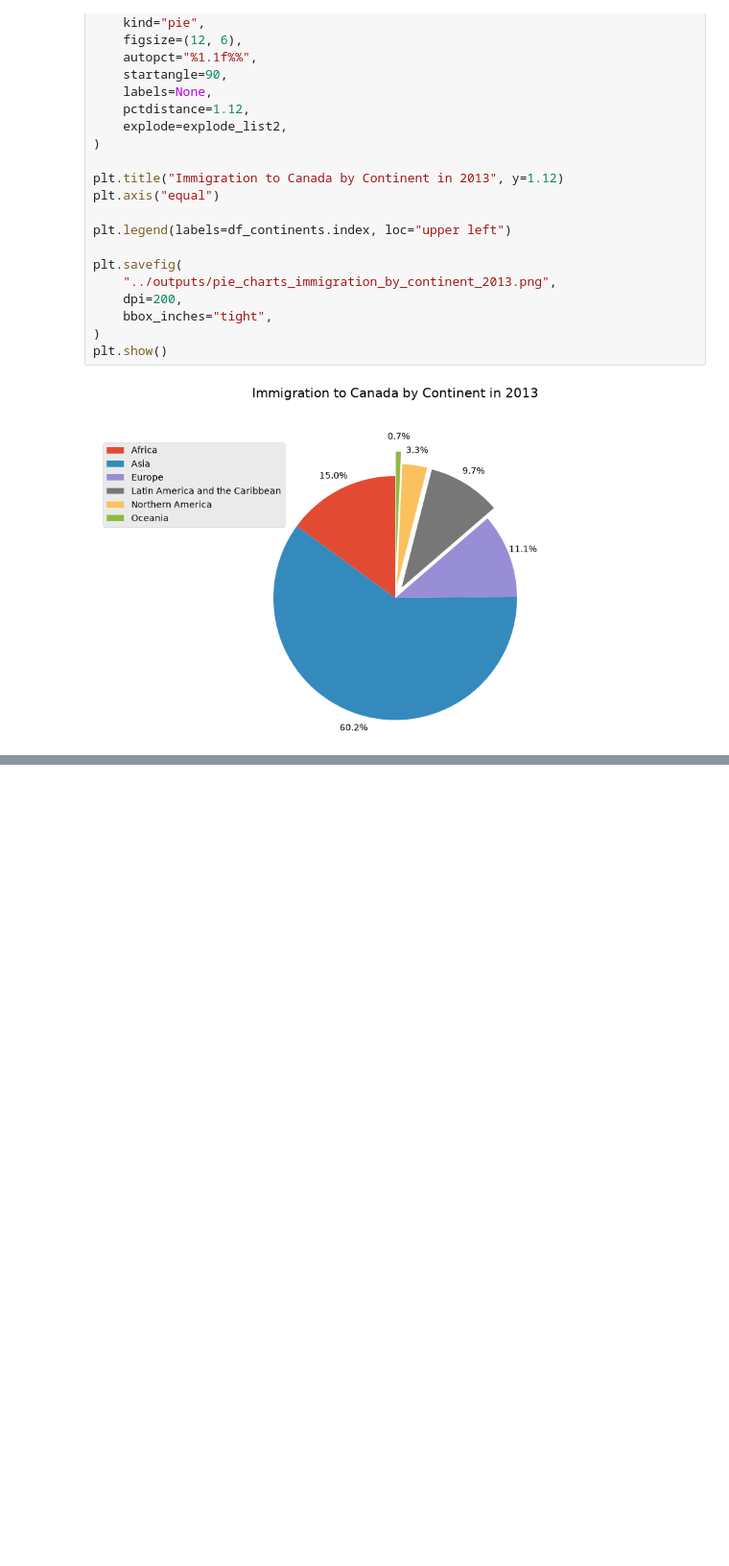
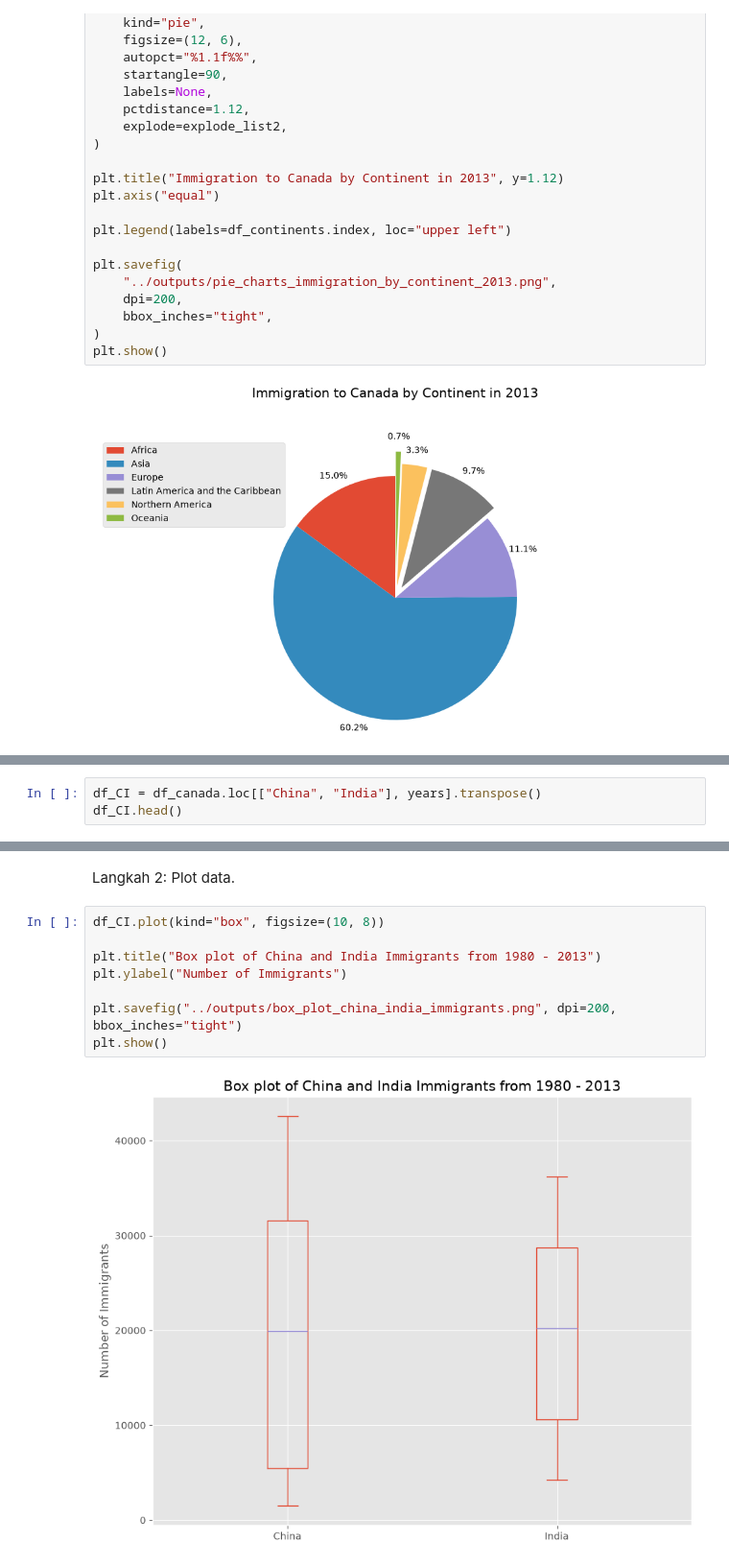
Before and after one commit to jagadhita28/ibm-data-visualization-python, a Jupyter notebook: module-2-basic-specialized-tools/notebooks/03_specialized_visualization_tools.ipynb, the cells around one changed output, grey strips where cells are left out. Shown at 96% size. Drawn from its saved outputs; the diff is of its cells as text; blank space fills up the shorter version.

```diff
--- a/module-2-basic-specialized-tools/notebooks/03_specialized_visualization_tools.ipynb
+++ b/module-2-basic-specialized-tools/notebooks/03_specialized_visualization_tools.ipynb
@@ -235,0 +303,3 @@ plt.show()
+# %%
+df_CI = df_canada.loc[["China", "India"], years].transpose()
+df_CI.head()
@@ -235,0 +327,12 @@ plt.show()
+# %% [markdown]
+Langkah 2: Plot data.
+# %%
+df_CI.plot(kind="box", figsize=(10, 8))
+
+plt.title("Box plot of China and India Immigrants from 1980 - 2013")
+plt.ylabel("Number of Immigrants")
+
+plt.savefig("../outputs/box_plot_china_india_immigrants.png", dpi=200, bbox_inches="tight")
+plt.show()
+# %% [output]
+[figure, added]
```
Also changed, not shown: parts of 38 cells of this notebook, 5 other files.
